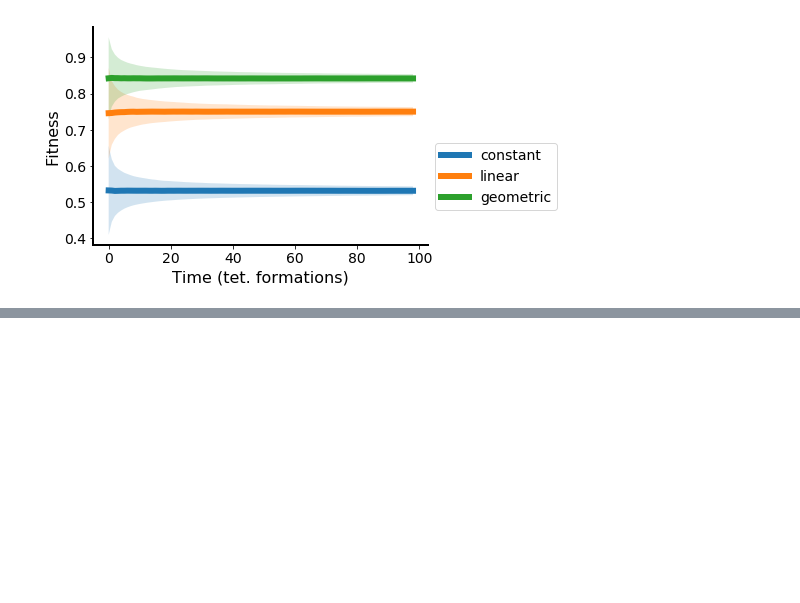
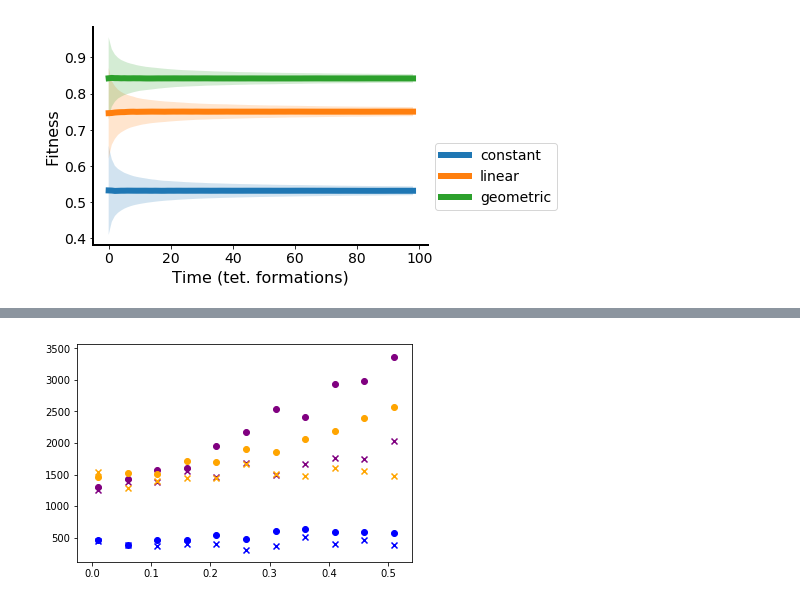
Before and after one commit to nkrishnan94/leukemia_p53, a Jupyter notebook: p53 tetramer.ipynb, the cells around one changed output, grey strips where cells are left out. Cells and saved outputs as stored; diff of their text form; code cells hidden in the pictures; blank space fills up the shorter version.

```diff
--- a/p53 tetramer.ipynb
+++ b/p53 tetramer.ipynb
@@ -546,0 +530,8 @@ array([  50., 1050., 1050., 1050., 1050.])
+# %%
+colors = ['b','purple','orange']
+for w in range(len(w_space)):
+    for m in range(len(models)):
+        plt.scatter(w_space[w],np.mean(results[results[:,w,m,1,1]==0,w,m,1,-1]),c=colors[m],marker='x')
+        plt.scatter(w_space[w],np.mean(results[results[:,w,m,0,1]==0,w,m,0,-1]),c=colors[m],marker='o')
+# %% [output]
+[figure, added]
```
Also changed, not shown: parts of 71 cells of this notebook.
